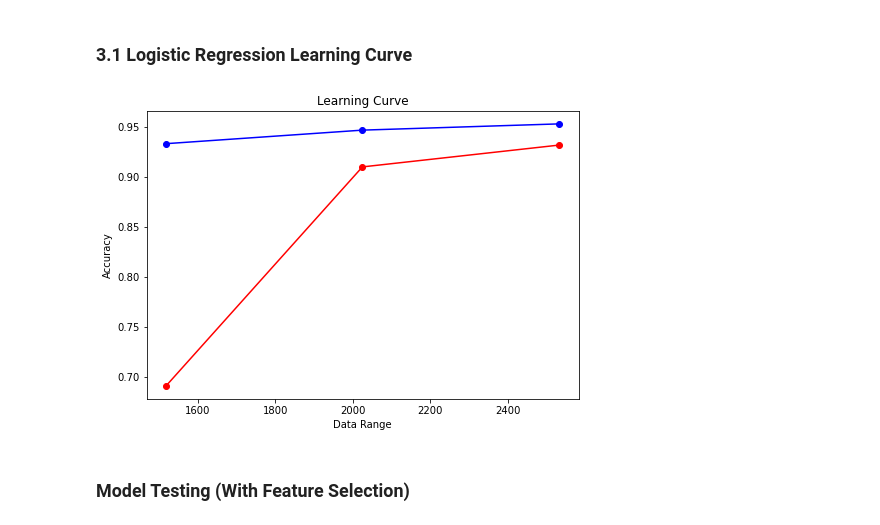
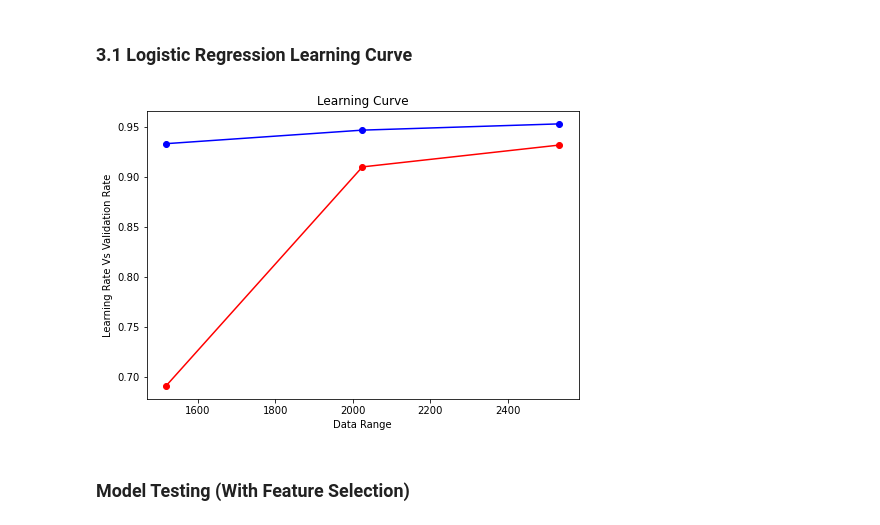
Before and after one commit to Popusa/gender-voice-classification, a Jupyter notebook: gender-voice-classification.ipynb, the cells around one changed output. Saved outputs shown, nothing was run; the diff lists cells and outputs as text; code cells hidden in the pictures.

```diff
--- a/gender-voice-classification.ipynb
+++ b/gender-voice-classification.ipynb
@@ -724,31 +724,31 @@ lrmodel.score(x_test, y_test)
 # %%
 train_sizes, train_scores, test_scores = learning_curve(
     estimator=lrmodel,
     X=x,
     y=y,
     cv=5,
     scoring="accuracy",
     n_jobs=-1,
     train_sizes = [0.2,0.4,0.6,0.8,1],
 )
 train_mean = np.mean(train_scores, axis=1)
 train_std = np.std(train_scores, axis=1)
 
 test_mean = np.mean(test_scores, axis=1)
 test_std = np.std(test_scores, axis=1)
 
 fig=plt.figure()
 ax=fig.add_axes([0,0,1,1])
 ax.scatter(x=train_sizes,y= train_scores.mean(axis=1), color='b')
 ax.scatter(x=train_sizes,y=test_scores.mean(axis=1), color='r')
 ax.plot(train_sizes,train_scores.mean(axis=1), color='b')
 ax.plot(train_sizes,test_scores.mean(axis=1), color='r')
 ax.set_xlabel('Data Range')
-ax.set_ylabel('Accuracy')
+ax.set_ylabel('Learning Rate Vs Validation Rate')
 ax.set_title('Learning Curve')
 plt.show()
 # %% [output]
-[figure, old version]
+[figure, new version]
 # %% [markdown]
 ### Model Testing (With Feature Selection)
 # %% [markdown]
```
Also changed, not shown: parts of 5 cells of this notebook.
